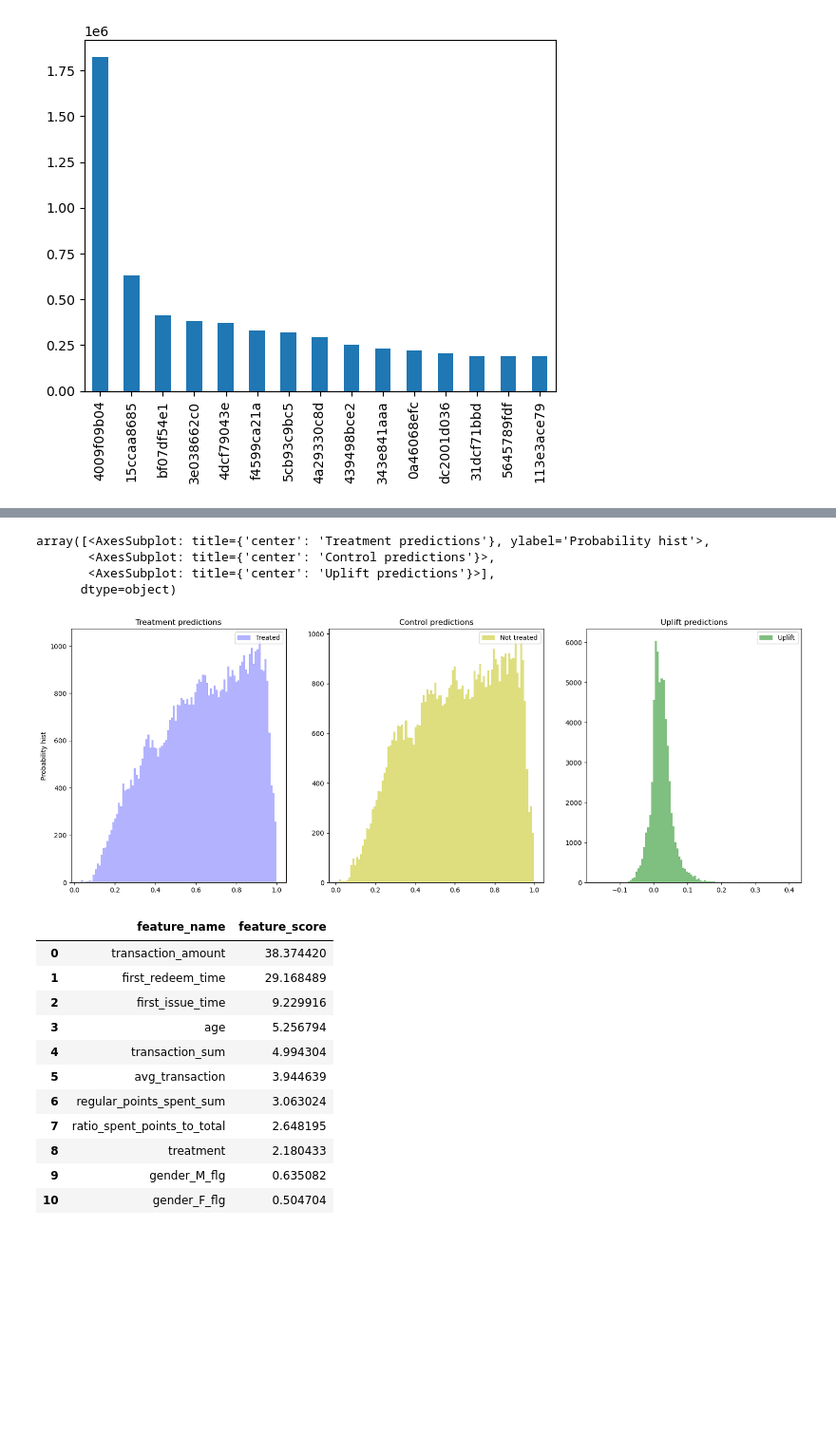
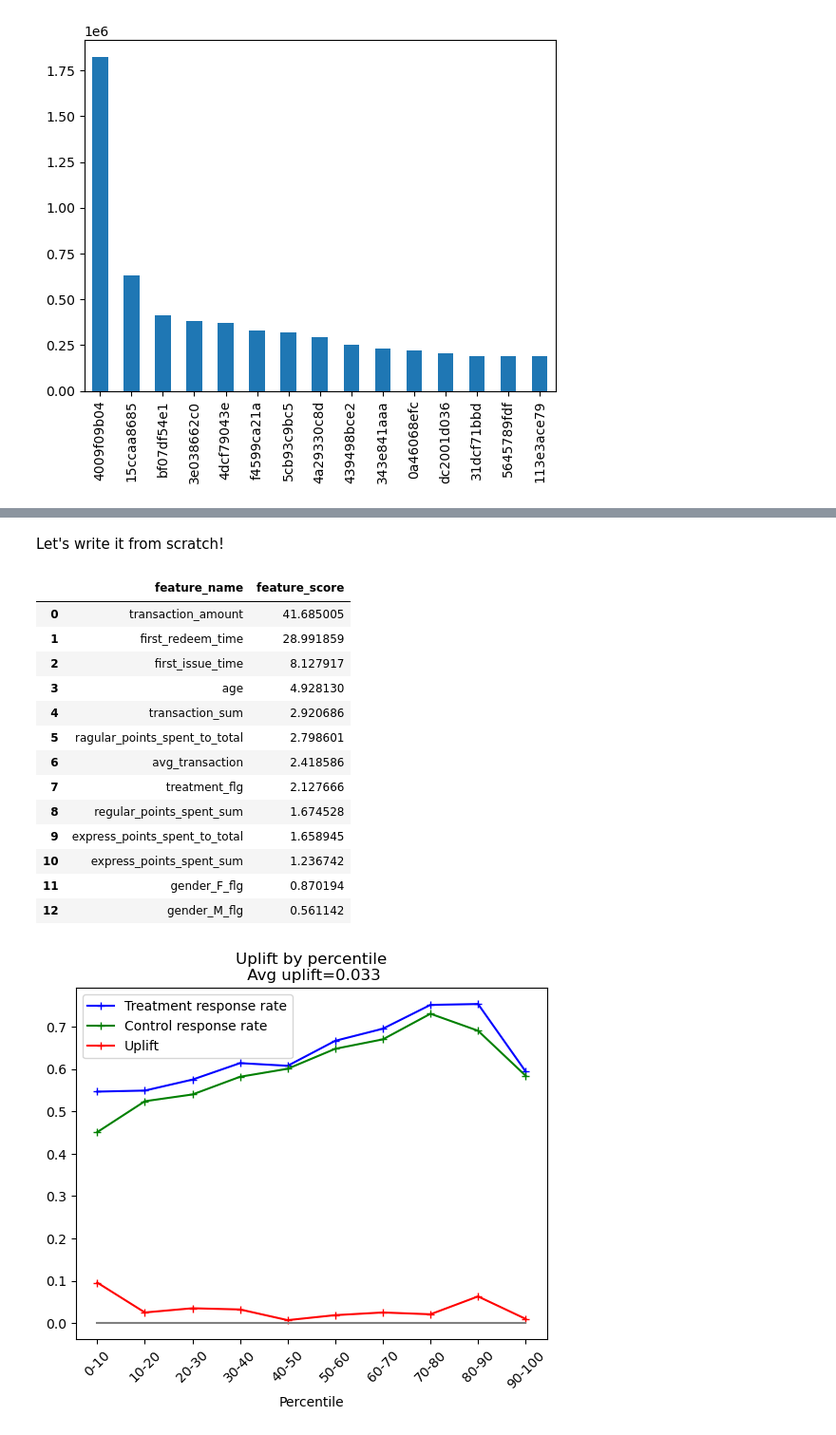
Before and after one commit to ParutinM/UpliftModeling, a Jupyter notebook: uplift_modeling_on_X5_dataset.ipynb, the cells around one changed output, grey strips where cells are left out. Shown at 95% size. Drawn from its saved outputs; the diff is of its cells as text; code cells hidden in the pictures; blank space fills up the shorter version.

```diff
--- a/uplift_modeling_on_X5_dataset.ipynb
+++ b/uplift_modeling_on_X5_dataset.ipynb
@@ -195,45 +224,5 @@ from sklift.viz import plot_uplift_preds
 <p align="center" width="500">
     <img src="SoloModel.png" alt="Solo Model" width="500"/>
 </p>
-# %%
-from sklift.models import SoloModel
-
-from catboost import CatBoostClassifier
-
-sm = SoloModel(CatBoostClassifier(iterations=100, thread_count=2, random_state=42, silent=True))
-sm = sm.fit(X_train, y_train, treat_train)
-
-uplift_sm = sm.predict(X_val)
-
-sm_score = uplift_at_k(y_true=y_val, uplift=uplift_sm, treatment=treat_val, strategy='by_group', k=0.3)
-
-sm_trmnt_preds = sm.trmnt_preds_
-sm_ctrl_preds = sm.ctrl_preds_
-
-plot_uplift_preds(trmnt_preds=sm_trmnt_preds, ctrl_preds=sm_ctrl_preds)
-# %% [output]
-array([<AxesSubplot: title={'center': 'Treatment predictions'}, ylabel='Probability hist'>,
-       <AxesSubplot: title={'center': 'Control predictions'}>,
-       <AxesSubplot: title={'center': 'Uplift predictions'}>],
-      dtype=object)
-[figure, removed]
-# %%
-sm_fi = pd.DataFrame({
-    'feature_name': sm.estimator.feature_names_,
-    'feature_score': sm.estimator.feature_importances_
-}).sort_values('feature_score', ascending=False).reset_index(drop=True)
-
-sm_fi
-# %% [output]
-|  | feature_name | feature_score |
-| 0 | transaction_amount | 38.374420 |
-| 1 | first_redeem_time | 29.168489 |
-| 2 | first_issue_time | 9.229916 |
-| 3 | age | 5.256794 |
-| 4 | transaction_sum | 4.994304 |
-| 5 | avg_transaction | 3.944639 |
-| 6 | regular_points_spent_sum | 3.063024 |
-| 7 | ratio_spent_points_to_total | 2.648195 |
-| 8 | treatment | 2.180433 |
-| 9 | gender_M_flg | 0.635082 |
-| 10 | gender_F_flg | 0.504704 |
+# %% [markdown]
+Let's write it from scratch!
@@ -239,0 +284,34 @@ sm_fi
+# %%
+from catboost import CatBoostClassifier
+
+cat_config = {"iterations": 100, "thread_count": 2, "random_state": 42, "silent": True}
+
+s_learner_model = S_Learner(CatBoostClassifier(**cat_config))
+s_learner_model.fit(X_train, treat_train, y_train)
+
+uplift = s_learner_model.predict(X_val, treat_val)
+
+s_learner_model.plot_uplift(treat_val, y_val)
+
+feature_importance = pd.DataFrame({
+    'feature_name': s_learner_model.clf.feature_names_,
+    'feature_score': s_learner_model.clf.feature_importances_
+}).sort_values('feature_score', ascending=False).reset_index(drop=True)
+
+feature_importance
+# %% [output]
+|  | feature_name | feature_score |
+| 0 | transaction_amount | 41.685005 |
+| 1 | first_redeem_time | 28.991859 |
+| 2 | first_issue_time | 8.127917 |
+| 3 | age | 4.928130 |
+| 4 | transaction_sum | 2.920686 |
+| 5 | ragular_points_spent_to_total | 2.798601 |
+| 6 | avg_transaction | 2.418586 |
+| 7 | treatment_flg | 2.127666 |
+| 8 | regular_points_spent_sum | 1.674528 |
+| 9 | express_points_spent_to_total | 1.658945 |
+| 10 | express_points_spent_sum | 1.236742 |
+| 11 | gender_F_flg | 0.870194 |
+| 12 | gender_M_flg | 0.561142 |
+[figure, added]
```
Also changed, not shown: parts of 29 cells of this notebook, 19 other files.
